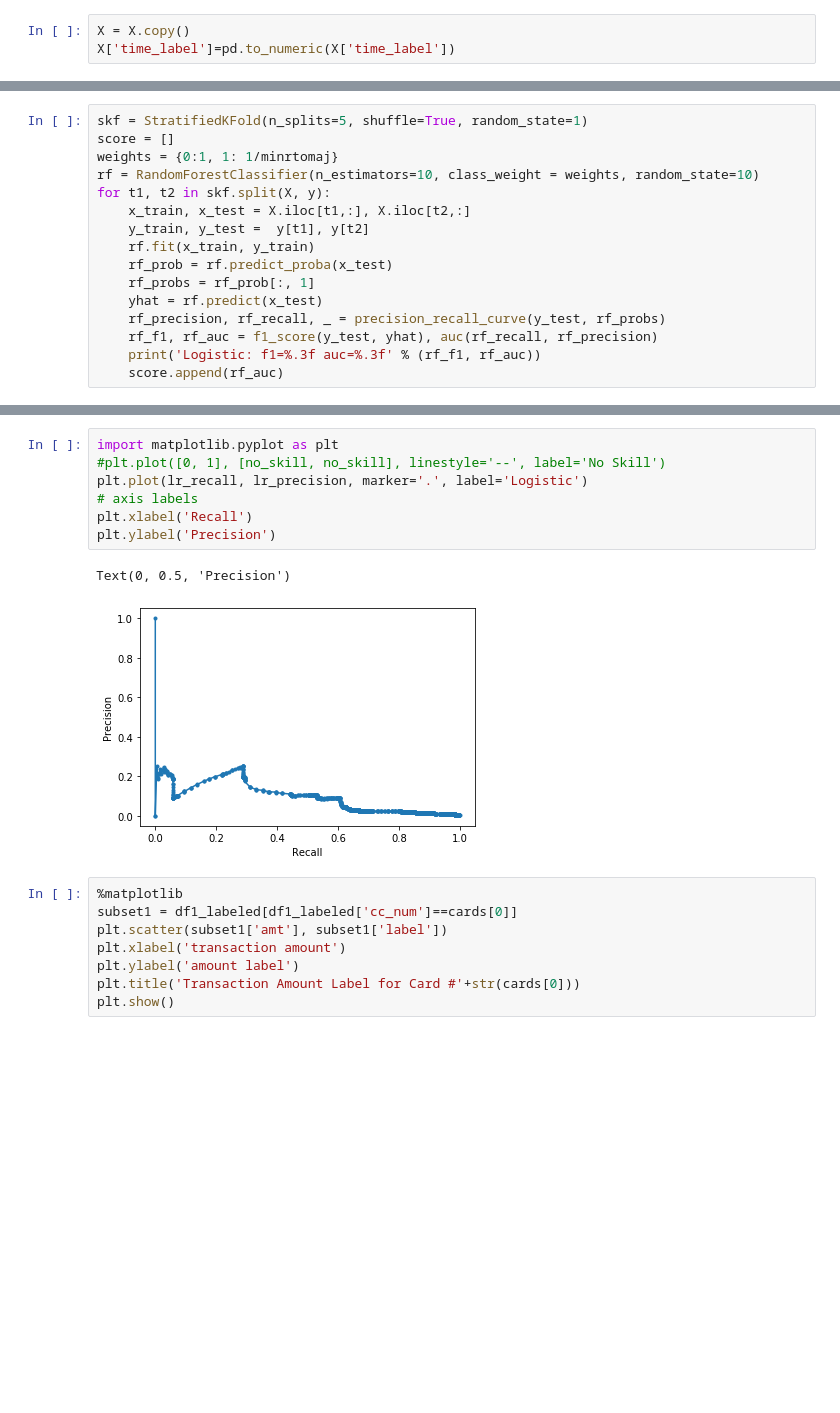
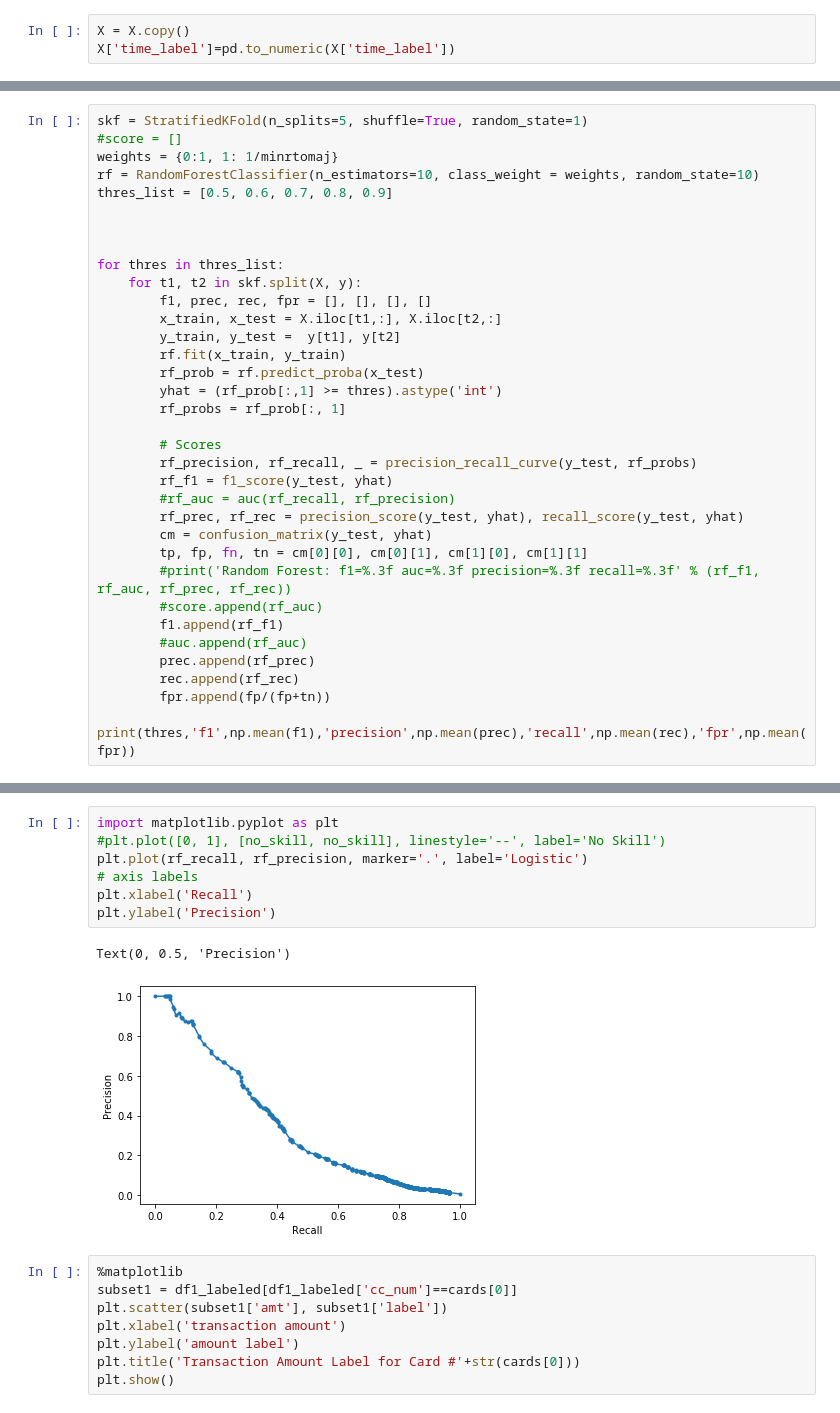
Before and after one commit to HGuo90s/fraud-detection, a Jupyter notebook: fraud.ipynb, the cells around one changed output, grey strips where cells are left out. Cells and saved outputs as stored; diff of their text form; blank space fills up the shorter version.

```diff
--- a/fraud.ipynb
+++ b/fraud.ipynb
@@ -241,17 +279,35 @@ X['time_label']=pd.to_numeric(X['time_label'])
 # %%
 skf = StratifiedKFold(n_splits=5, shuffle=True, random_state=1)
-score = []
+#score = []
 weights = {0:1, 1: 1/minrtomaj}
 rf = RandomForestClassifier(n_estimators=10, class_weight = weights, random_state=10)
-for t1, t2 in skf.split(X, y):
-    x_train, x_test = X.iloc[t1,:], X.iloc[t2,:]
-    y_train, y_test =  y[t1], y[t2]
-    rf.fit(x_train, y_train)
-    rf_prob = rf.predict_proba(x_test)
-    rf_probs = rf_prob[:, 1]
-    yhat = rf.predict(x_test)
-    rf_precision, rf_recall, _ = precision_recall_curve(y_test, rf_probs)
-    rf_f1, rf_auc = f1_score(y_test, yhat), auc(rf_recall, rf_precision)
-    print('Logistic: f1=%.3f auc=%.3f' % (rf_f1, rf_auc))
-    score.append(rf_auc)
+thres_list = [0.5, 0.6, 0.7, 0.8, 0.9]
+
+
+
+for thres in thres_list:
+    for t1, t2 in skf.split(X, y):
+        f1, prec, rec, fpr = [], [], [], []
+        x_train, x_test = X.iloc[t1,:], X.iloc[t2,:]
+        y_train, y_test =  y[t1], y[t2]
+        rf.fit(x_train, y_train)
+        rf_prob = rf.predict_proba(x_test)
+        yhat = (rf_prob[:,1] >= thres).astype('int')
+        rf_probs = rf_prob[:, 1]
+
+        # Scores
+        rf_precision, rf_recall, _ = precision_recall_curve(y_test, rf_probs)
+        rf_f1 = f1_score(y_test, yhat)
+        #rf_auc = auc(rf_recall, rf_precision)
+        rf_prec, rf_rec = precision_score(y_test, yhat), recall_score(y_test, yhat)
+        cm = confusion_matrix(y_test, yhat)
+        tp, fp, fn, tn = cm[0][0], cm[0][1], cm[1][0], cm[1][1]
+        #print('Random Forest: f1=%.3f auc=%.3f precision=%.3f recall=%.3f' % (rf_f1, rf_auc, rf_prec, rf_rec))
+        #score.append(rf_auc)
+        f1.append(rf_f1)
+        #auc.append(rf_auc)
+        prec.append(rf_prec)
+        rec.append(rf_rec)
+        fpr.append(fp/(fp+tn))
+    print(thres,'f1',np.mean(f1),'precision',np.mean(prec),'recall',np.mean(rec),'fpr',np.mean(fpr))
 # %% [output]
@@ -263,13 +339,13 @@ Logistic: f1=0.077 auc=0.356
 # %%
 import matplotlib.pyplot as plt
 #plt.plot([0, 1], [no_skill, no_skill], linestyle='--', label='No Skill')
-plt.plot(lr_recall, lr_precision, marker='.', label='Logistic')
+plt.plot(rf_recall, rf_precision, marker='.', label='Logistic')
 # axis labels
 plt.xlabel('Recall')
 plt.ylabel('Precision')
 # %% [output]
 Text(0, 0.5, 'Precision')
-[figure, old version]
+[figure, new version]
 # %%
 %matplotlib
 subset1 = df1_labeled[df1_labeled['cc_num']==cards[0]]
```
Also changed, not shown: parts of 18 cells of this notebook.
